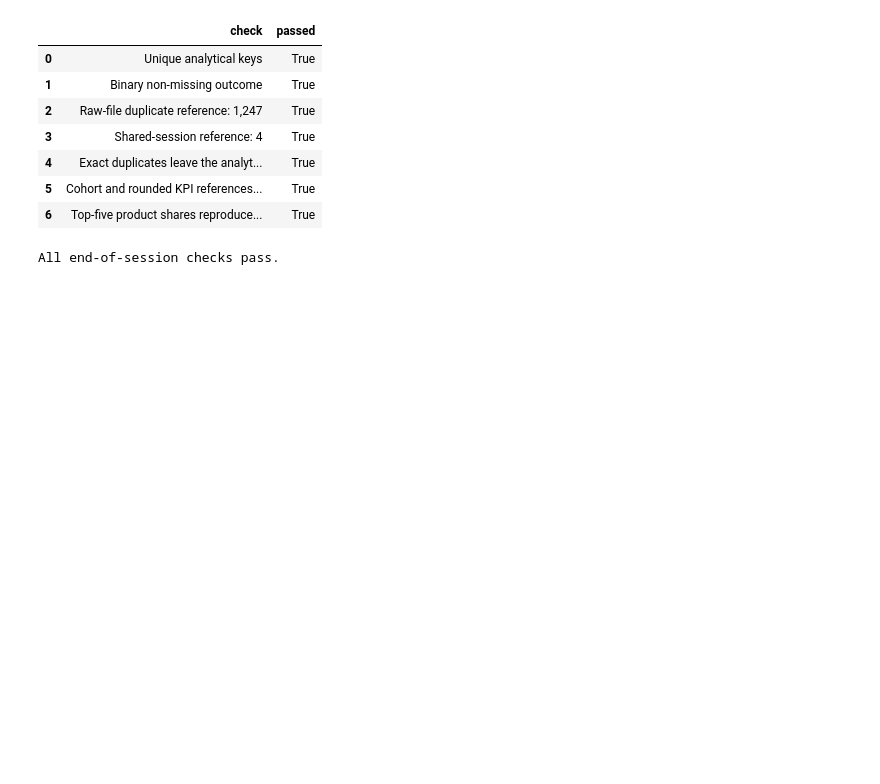
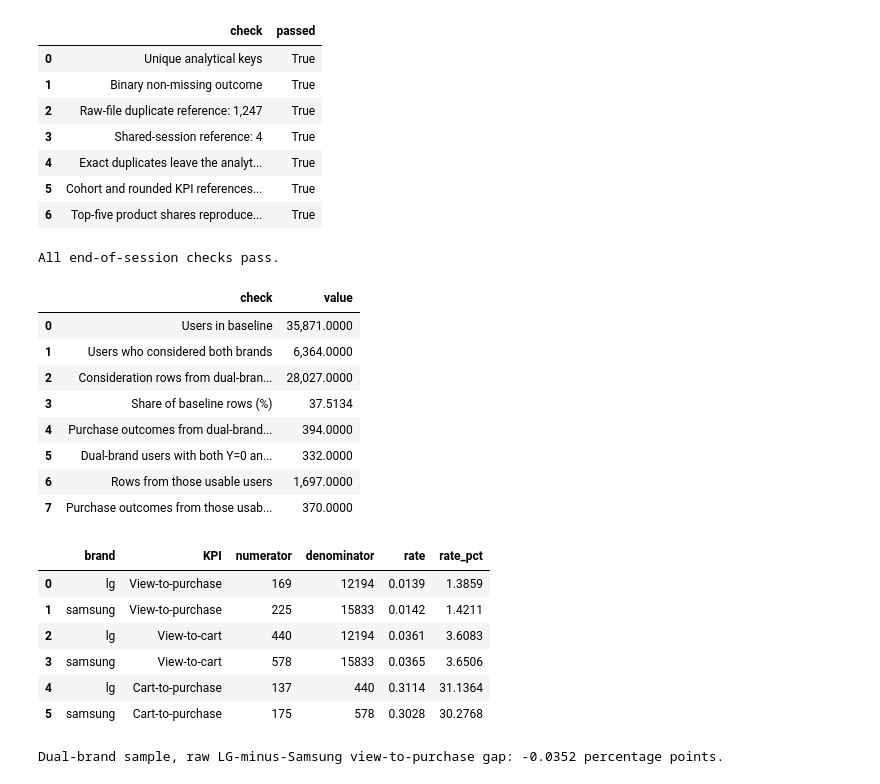
Before and after one commit to Dod0ria/Marketing-Project, a Jupyter notebook: Edoardo_notebook.ipynb, the cells around one changed output. Cells and saved outputs as stored; diff of their text form; code cells hidden in the pictures; blank space fills up the shorter version.

Commit message:
Add dual-brand users sensitivity sample

```diff
--- a/Edoardo_notebook.ipynb
+++ b/Edoardo_notebook.ipynb
@@ -740,3 +774,61 @@ print('All end-of-session checks pass.' if session_checks['passed'].all() else
 | 5 | Cohort and rounded KPI references... | True |
 | 6 | Top-five product shares reproduce... | True |
 All end-of-session checks pass.
+# %%
+# Dual-brand users: shoppers with at least one LG and at least one Samsung consideration row.
+brands_per_user = baseline_full.groupby('user_id')['brand'].nunique()
+dual_brand_ids = brands_per_user.index[brands_per_user.eq(2)]
+dual_brand_users = baseline_full.loc[baseline_full['user_id'].isin(dual_brand_ids)].copy()
+
+# Users whose outcome varies (at least one Y=1 and one Y=0 row) are the ones a user fixed-effects logit can use.
+y_varies = dual_brand_users.groupby('user_id')['Y'].nunique().eq(2)
+usable_ids = y_varies.index[y_varies]
+
+dual_brand_check = pd.DataFrame({
+    'check': ['Users in baseline',
+              'Users who considered both brands',
+              'Consideration rows from dual-brand users',
+              'Share of baseline rows (%)',
+              'Purchase outcomes from dual-brand users',
+              'Dual-brand users with both Y=0 and Y=1 rows (usable for M3)',
+              'Rows from those usable users',
+              'Purchase outcomes from those usable users'],
+    'value': [baseline_full['user_id'].nunique(),
+              len(dual_brand_ids),
+              len(dual_brand_users),
+              100 * len(dual_brand_users) / len(baseline_full),
+              int(dual_brand_users['Y'].sum()),
+              int(y_varies.sum()),
+              int(dual_brand_users['user_id'].isin(usable_ids).sum()),
+              int(dual_brand_users.loc[dual_brand_users['user_id'].isin(usable_ids), 'Y'].sum())]
+})
+display(dual_brand_check)
+
+# Register the sample so cell 17 recomputes every KPI and the gap on it.
+sensitivity_samples['dual_brand_users'] = dual_brand_users
+sample_notes['dual_brand_users'] = ('Users with at least one LG and one Samsung consideration; '
+                                    'the same shoppers appear in both brand denominators.')
+
+dual_brand_summary = journey_kpis(dual_brand_users, ['brand'])
+display(kpis_as_long_table(dual_brand_summary, ['brand']))
+dual_brand_gap_pp = 100 * (dual_brand_summary.set_index('brand').loc['lg', 'view_to_purchase']
+                           - dual_brand_summary.set_index('brand').loc['samsung', 'view_to_purchase'])
+print(f'Dual-brand sample, raw LG-minus-Samsung view-to-purchase gap: {dual_brand_gap_pp:.4f} percentage points.')
+# %% [output]
+|  | check | value |
+| 0 | Users in baseline | 35,871.0000 |
+| 1 | Users who considered both brands | 6,364.0000 |
+| 2 | Consideration rows from dual-bran... | 28,027.0000 |
+| 3 | Share of baseline rows (%) | 37.5134 |
+| 4 | Purchase outcomes from dual-brand... | 394.0000 |
+| 5 | Dual-brand users with both Y=0 an... | 332.0000 |
+| 6 | Rows from those usable users | 1,697.0000 |
+| 7 | Purchase outcomes from those usab... | 370.0000 |
+|  | brand | KPI | numerator | denominator | rate | rate_pct |
+| 0 | lg | View-to-purchase | 169 | 12194 | 0.0139 | 1.3859 |
+| 1 | samsung | View-to-purchase | 225 | 15833 | 0.0142 | 1.4211 |
+| 2 | lg | View-to-cart | 440 | 12194 | 0.0361 | 3.6083 |
+| 3 | samsung | View-to-cart | 578 | 15833 | 0.0365 | 3.6506 |
+| 4 | lg | Cart-to-purchase | 137 | 440 | 0.3114 | 31.1364 |
+| 5 | samsung | Cart-to-purchase | 175 | 578 | 0.3028 | 30.2768 |
+Dual-brand sample, raw LG-minus-Samsung view-to-purchase gap: -0.0352 percentage points.
```
Also changed, not shown: parts of 3 cells of this notebook.
